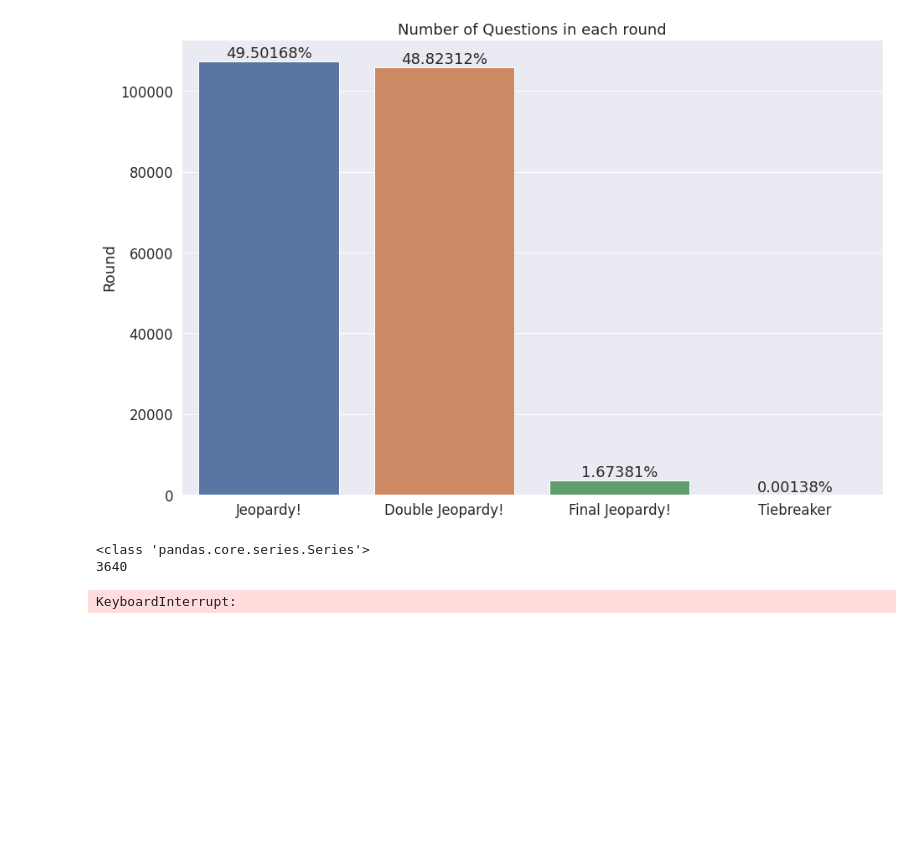
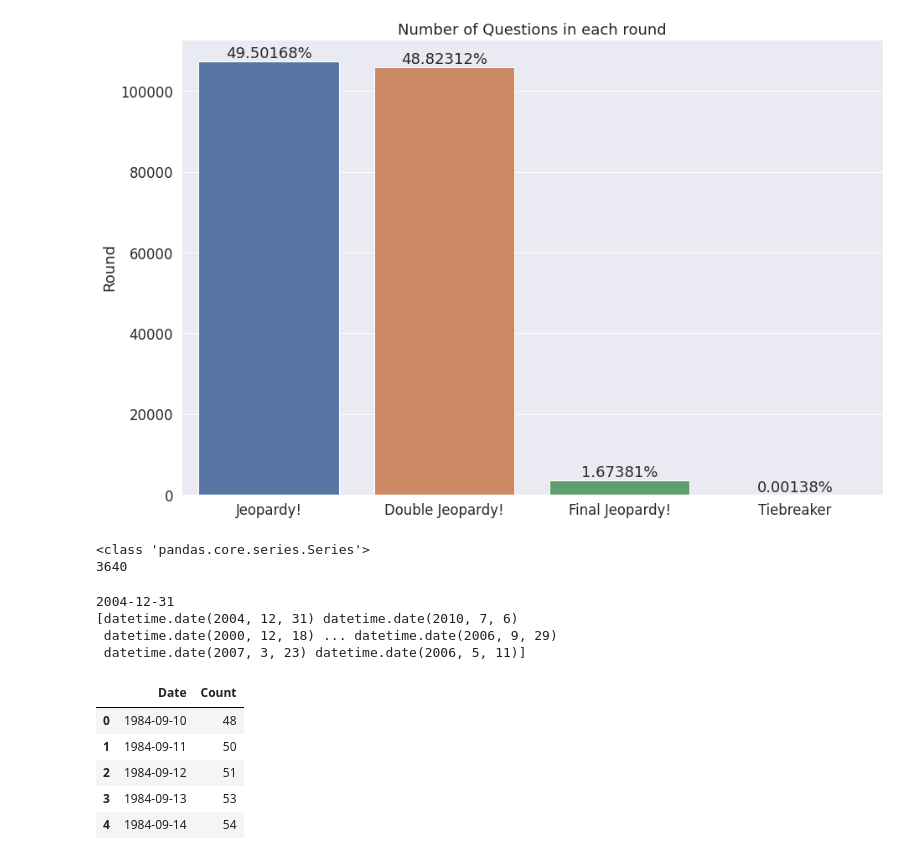
Before and after one commit to Ujwal-B/jeopardy-eda, a Jupyter notebook: eda.ipynb, the cells around one changed output. Cells and saved outputs as stored; diff of their text form; code cells hidden in the pictures; blank space fills up the shorter version.

```diff
--- a/eda.ipynb
+++ b/eda.ipynb
@@ -301,15 +301,24 @@ print(len(ds))
 # %% [output]
 <class 'pandas.core.series.Series'>
 3640
-# %%
-ddict = {}
-for i in ds:
-    ddict[i] = 0
-
-for i in ds:
-    for j in d:
-        if i == j:
-            ddict[i] += 1
-print(ddict)
-# %% [output]
-KeyboardInterrupt:
+# %%
+print((df["Air Date"][0].date()))
+dates = df["Air Date"].map(lambda t: t.date()).unique()
+print(dates)
+# %% [output]
+2004-12-31
+[datetime.date(2004, 12, 31) datetime.date(2010, 7, 6)
+ datetime.date(2000, 12, 18) ... datetime.date(2006, 9, 29)
+ datetime.date(2007, 3, 23) datetime.date(2006, 5, 11)]
+# %%
+ndf = df.groupby(['Air Date']).size()
+ndf = pd.DataFrame(ndf).reset_index()
+ndf.rename({'Air Date':'Date', 0:'Count'}, inplace=True, axis=1)
+ndf.head()
+# %% [output]
+|  | Date | Count |
+| 0 | 1984-09-10 | 48 |
+| 1 | 1984-09-11 | 50 |
+| 2 | 1984-09-12 | 51 |
+| 3 | 1984-09-13 | 53 |
+| 4 | 1984-09-14 | 54 |
```
Also changed, not shown: parts of 1 cell of this notebook.
